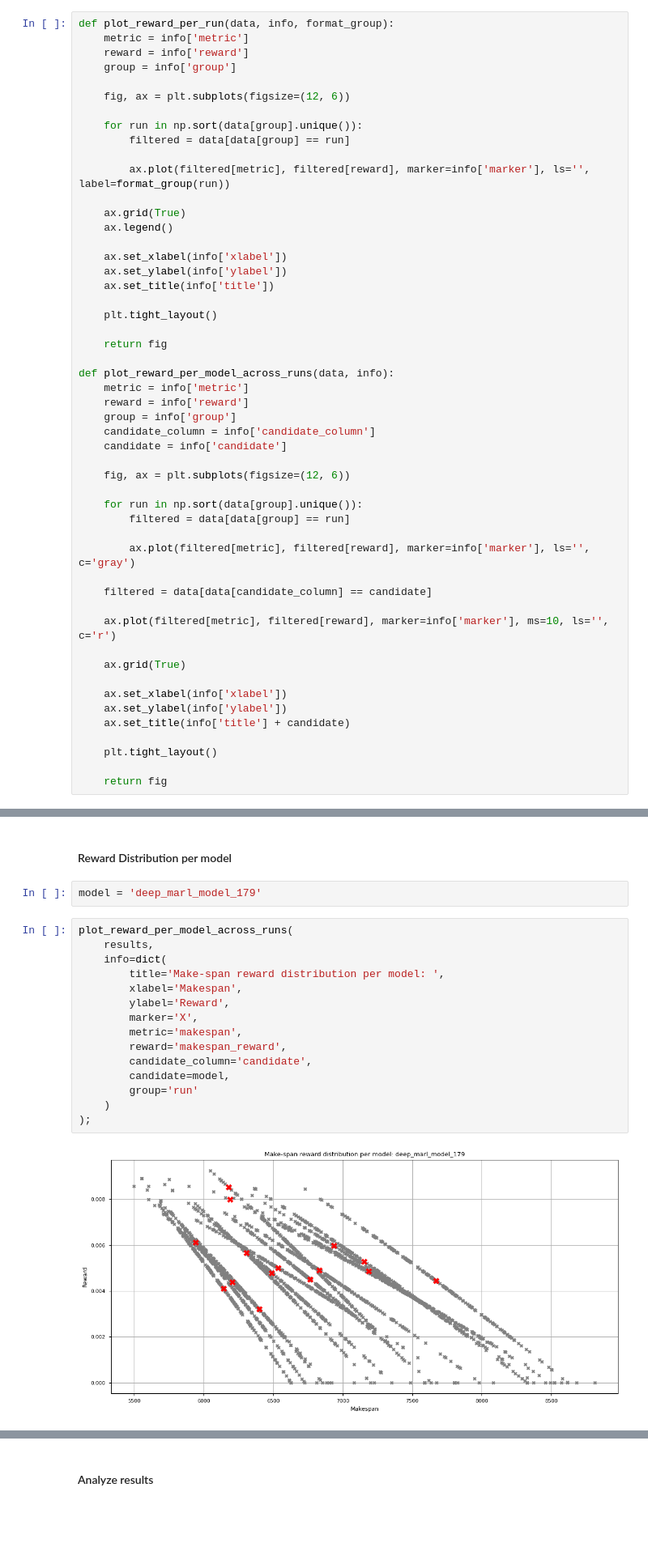
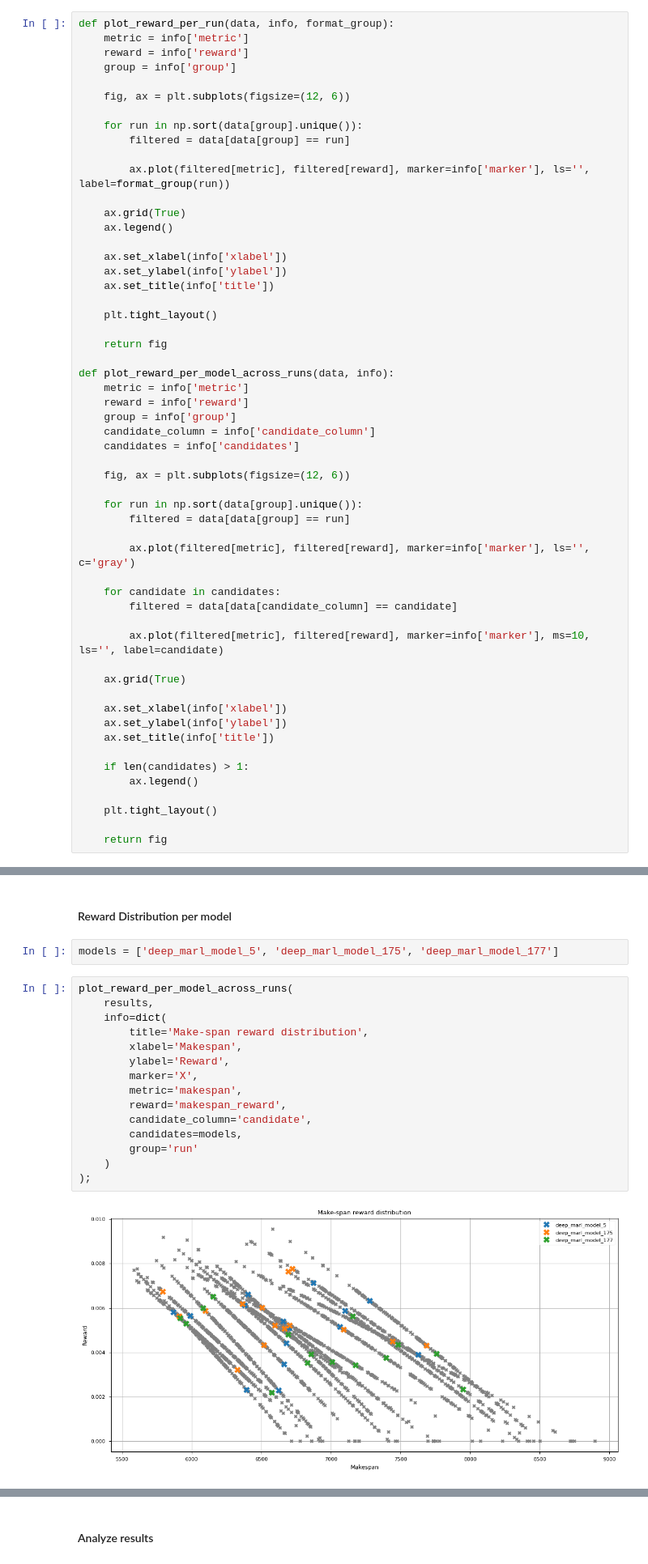
Before and after one commit to yura-hb/diploma-thesis, a Jupyter notebook: notebooks/result.ipynb, the cells around one changed output, grey strips where cells are left out. Shown at 81% size. Saved outputs shown, nothing was run; the diff lists cells and outputs as text; blank space fills up the shorter version.

```diff
--- a/notebooks/result.ipynb
+++ b/notebooks/result.ipynb
@@ -118,7 +118,7 @@ def plot_reward_per_model_across_runs(data, info):
     reward = info['reward']
     group = info['group']
     candidate_column = info['candidate_column']
-    candidate = info['candidate']
+    candidates = info['candidates']
 
     fig, ax = plt.subplots(figsize=(12, 6))
 
@@ -127,15 +127,19 @@ def plot_reward_per_model_across_runs(data, info):
 
         ax.plot(filtered[metric], filtered[reward], marker=info['marker'], ls='', c='gray')
 
-    filtered = data[data[candidate_column] == candidate]
+    for candidate in candidates:
+        filtered = data[data[candidate_column] == candidate]
 
-    ax.plot(filtered[metric], filtered[reward], marker=info['marker'], ms=10, ls='', c='r')
+        ax.plot(filtered[metric], filtered[reward], marker=info['marker'], ms=10, ls='', label=candidate)
 
     ax.grid(True)
 
     ax.set_xlabel(info['xlabel'])
     ax.set_ylabel(info['ylabel'])
-    ax.set_title(info['title'] + candidate)
+    ax.set_title(info['title'])
+
+    if len(candidates) > 1:
+        ax.legend()
 
     plt.tight_layout()
 
@@ -359,24 +384,24 @@ plot_reward_per_run(
 # %% [markdown]
 #### Reward Distribution per model
 # %%
-model = 'deep_marl_model_179'
+models = ['deep_marl_model_5', 'deep_marl_model_175', 'deep_marl_model_177']
 # %%
 plot_reward_per_model_across_runs(
     results,
     info=dict(
-        title='Make-span reward distribution per model: ',
+        title='Make-span reward distribution',
         xlabel='Makespan',
         ylabel='Reward',
         marker='X',
         metric='makespan',
         reward='makespan_reward',
         candidate_column='candidate',
-        candidate=model,
+        candidates=models,
         group='run'
     )
 );
 # %% [output]
-[figure, old version]
+[figure, new version]
 # %%
 plot_reward_per_model_across_runs(
     results,
```
Also changed, not shown: parts of 18 cells of this notebook, 36 other files.
